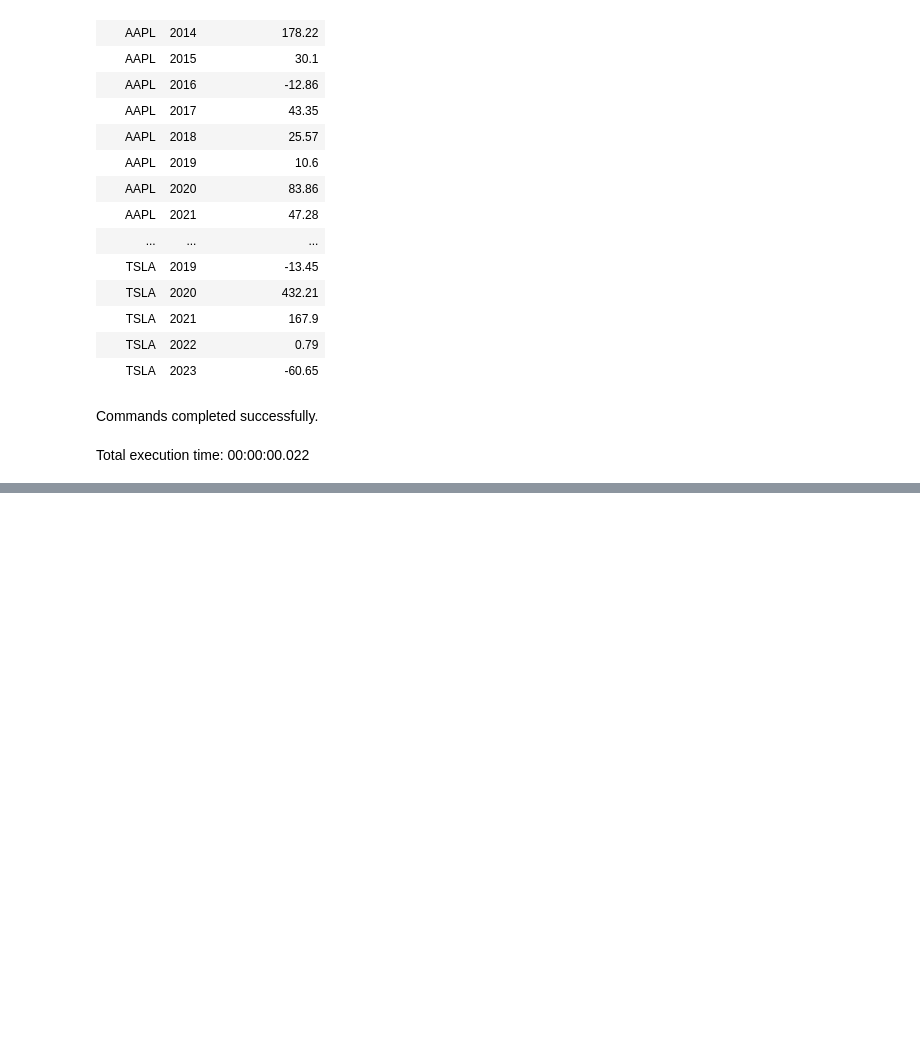
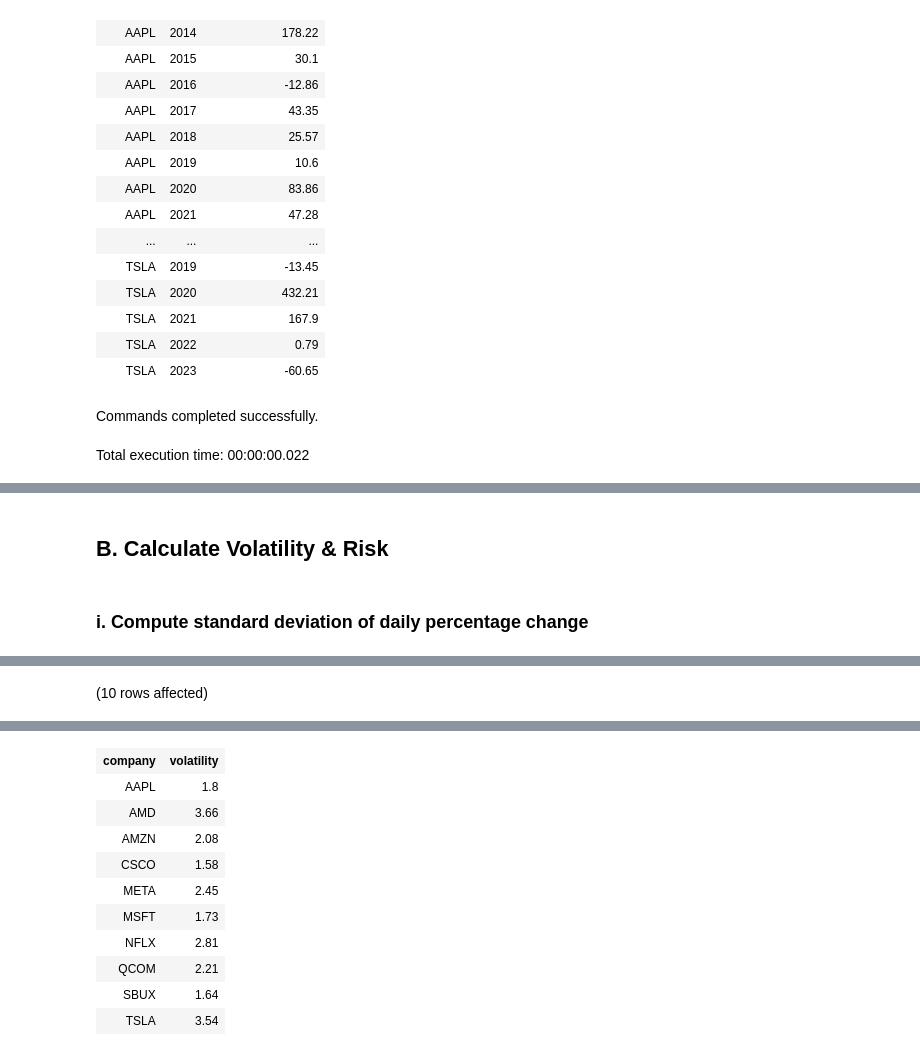
Before and after one commit to bradleytkay/stock_market_analysis, a Jupyter notebook: step_3a_eda_pt_2.ipynb, the cells around one changed output, grey strips where cells are left out. Saved outputs shown, nothing was run; the diff lists cells and outputs as text; code cells hidden in the pictures; blank space fills up the shorter version.

```diff
--- a/step_3a_eda_pt_2.ipynb
+++ b/step_3a_eda_pt_2.ipynb
@@ -220,0 +243,18 @@ Total execution time: 00:00:00.022
+# %% [markdown]
+## B. Calculate Volatility & Risk
+# %% [markdown]
+### i. Compute standard deviation of daily percentage change
+# %%
+WITH DailyChanges AS (
+    SELECT
+        company,
+        [date],
+        ([close] - LAG([close]) OVER (PARTITION BY company ORDER BY [date])) / LAG([close]) OVER (PARTITION BY company ORDER BY [date]) * 100 AS daily_pct_change
+    FROM stock_data
+)
+SELECT
+    company,
+    ROUND(STDEV(daily_pct_change), 2) AS volatility
+FROM DailyChanges
+GROUP BY company;
+# %% [output]
@@ -220,0 +262 @@ Total execution time: 00:00:00.022
+(10 rows affected)
@@ -220,0 +264,11 @@ Total execution time: 00:00:00.022
+| company | volatility |
+| AAPL | 1.8 |
+| AMD | 3.66 |
+| AMZN | 2.08 |
+| CSCO | 1.58 |
+| META | 2.45 |
+| MSFT | 1.73 |
+| NFLX | 2.81 |
+| QCOM | 2.21 |
+| SBUX | 1.64 |
+| TSLA | 3.54 |
```
Also changed, not shown: parts of 9 cells of this notebook.
